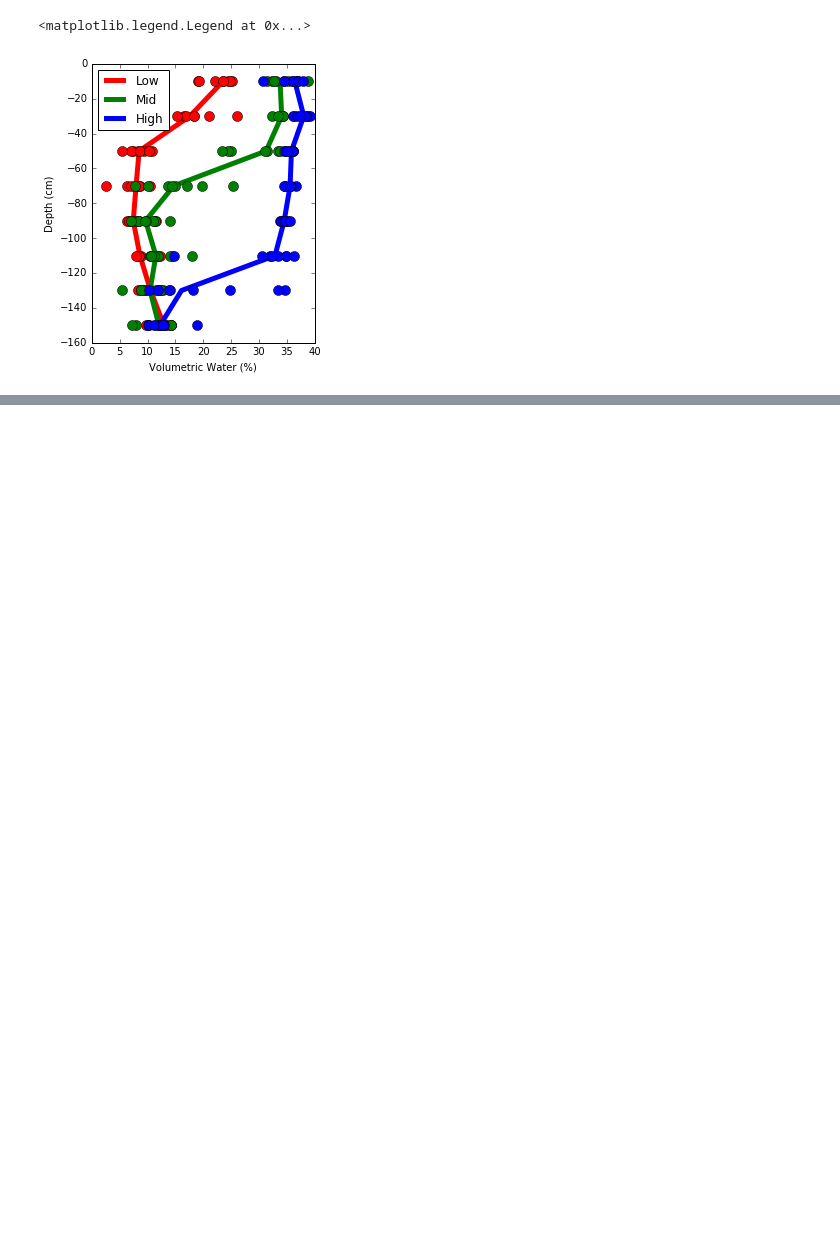
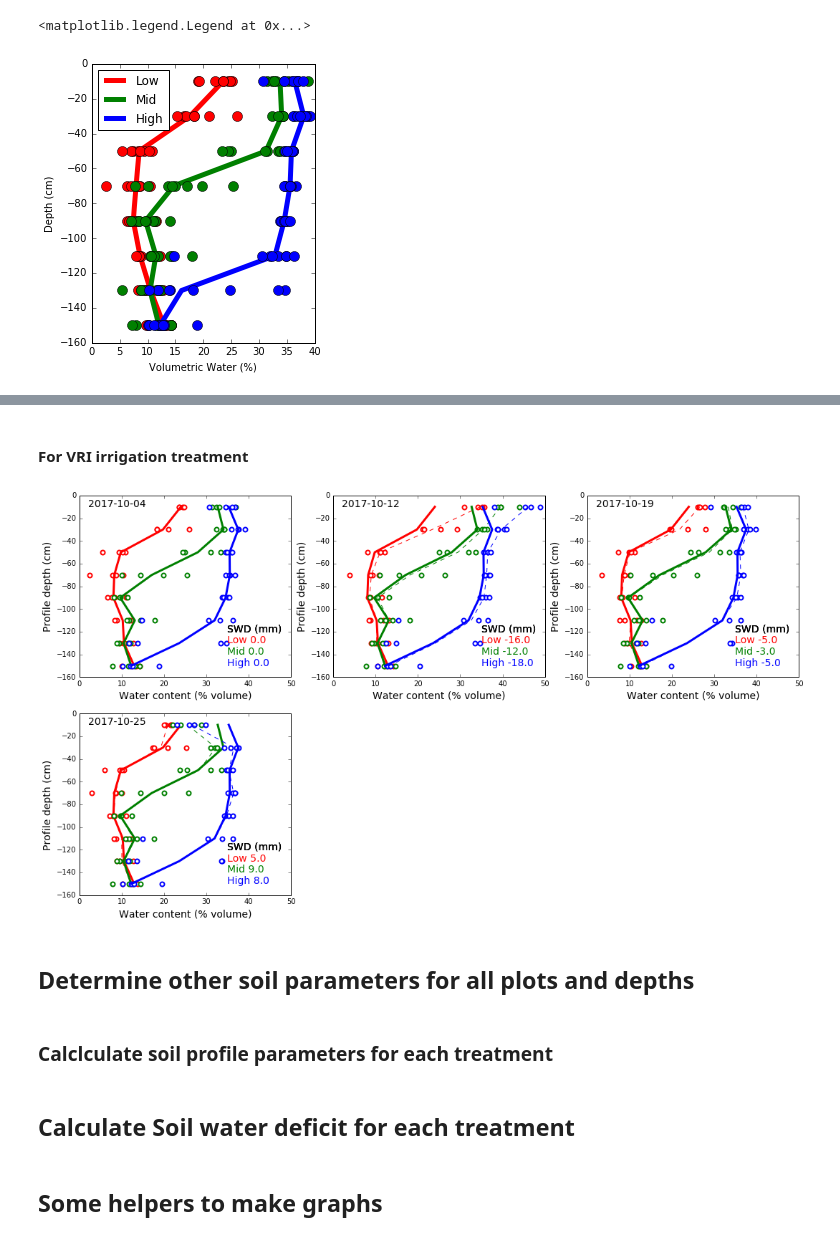
Before and after one commit to PlantandFoodResearch/MVI, a Jupyter notebook: RA1.3/GetSoilWaterData.ipynb, the cells around one changed output, grey strips where cells are left out. Saved outputs shown, nothing was run; the diff lists cells and outputs as text; code cells hidden in the pictures; blank space fills up the shorter version.

```diff
--- a/RA1.3/GetSoilWaterData.ipynb
+++ b/RA1.3/GetSoilWaterData.ipynb
@@ -151,0 +129,8 @@ for Date in ObsDates:
+# %% [markdown]
+#### For VRI irrigation treatment
+# %%
+GraphByDate('VRI')
+# %% [output]
+[figure, added]
+# %% [markdown]
+## Determine other soil parameters for all plots and depths
@@ -151,0 +201,2 @@ for Date in ObsDates:
+# %% [markdown]
+### Calclculate soil profile parameters for each treatment
@@ -151,0 +219,2 @@ for Date in ObsDates:
+# %% [markdown]
+## Calculate Soil water deficit for each treatment
@@ -151,0 +234,2 @@ for Date in ObsDates:
+# %% [markdown]
+## Some helpers to make graphs
```
Also changed, not shown: parts of 27 cells of this notebook.
